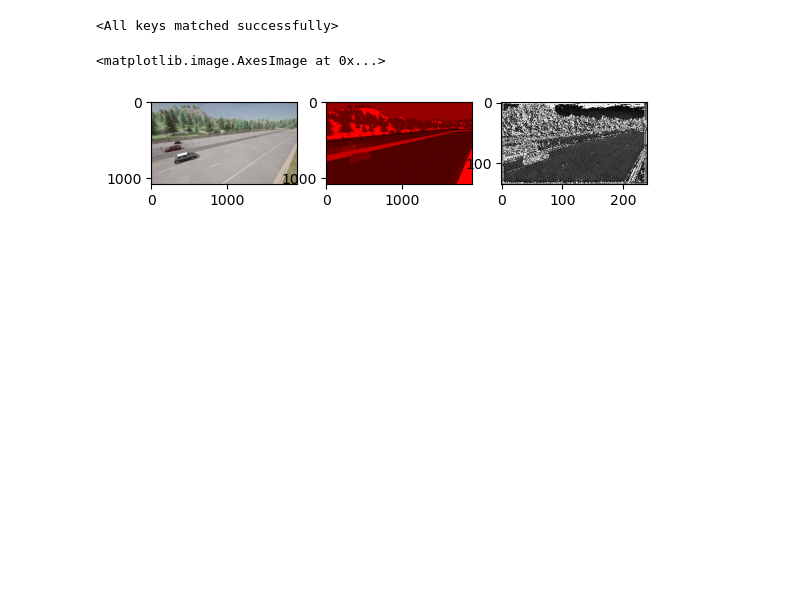
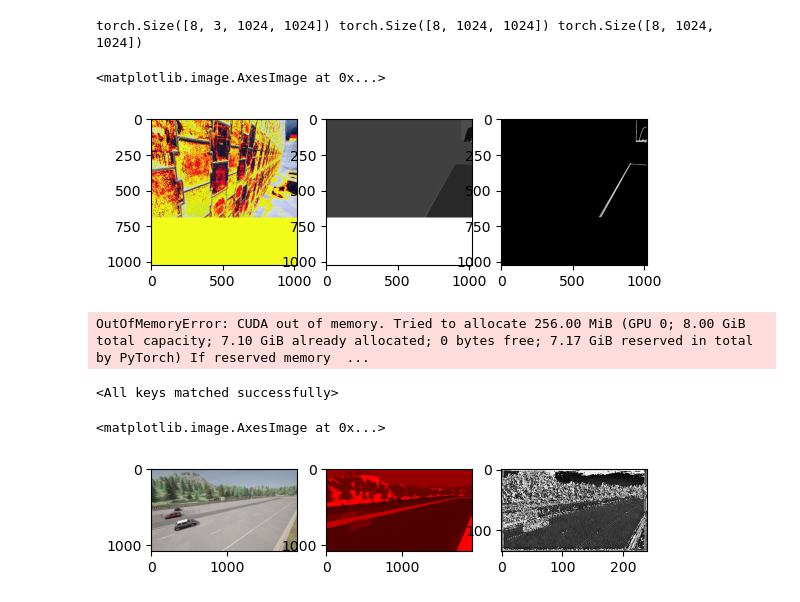
Before and after one commit to paNoNi/Roads, a Jupyter notebook: roads_flow.ipynb, the cells around one changed output. Cells and saved outputs as stored; diff of their text form; code cells hidden in the pictures; blank space fills up the shorter version.

```diff
--- a/roads_flow.ipynb
+++ b/roads_flow.ipynb
@@ -104,3 +107,51 @@ sem_criterion = OhemCrossEntropy(ignore_label=-1,
 bd_criterion = BondaryLoss()
 model = FullModel(model, sem_criterion, bd_criterion).to(device)
 optimizer = SGD(model.parameters(), lr=0.005)
+# %%
+images, labels, bd_gts, _, _ = next(iter(train_dataloader))
+
+labels_gr = labels.cpu().detach().numpy() / np.max(labels.cpu().detach().numpy()) * 255
+labels_gr = np.array(labels_gr, dtype=np.uint8)
+
+bd_gts_gr = bd_gts.cpu().detach().numpy() / np.max(bd_gts.cpu().detach().numpy()) * 255
+bd_gts_gr = np.array(bd_gts_gr, dtype=np.uint8)
+
+print(images.shape, labels.shape, bd_gts.shape)
+fig, axes = plt.subplots(nrows=1, ncols=3)
+
+picked_image = images[0] / torch.max(images[0]) * 255
+picked_image = picked_image.to(torch.uint8)
+
+picked_bd = bd_gts[0] / torch.max(bd_gts[0]) * 255
+picked_bd = picked_bd.to(torch.uint8)
+
+
+axes[0].imshow(picked_image.permute((1, 2, 0)).detach().cpu().numpy())
+axes[1].imshow(labels[0].detach().cpu().numpy(), cmap='gray')
+axes[2].imshow(bd_gts[0].detach().cpu().numpy(), cmap='gray')
+# %% [output]
+torch.Size([8, 3, 1024, 1024]) torch.Size([8, 1024, 1024]) torch.Size([8, 1024, 1024])
+<matplotlib.image.AxesImage at 0x...>
+[figure, added]
+# %%
+from torch.nn import functional as F
+import cv2
+pred_model = model.model
+pred_model.load_state_dict(torch.load('best.pt'))
+pred_labels = pred_model(images.cuda())[0][0]
+
+image = F.softmax(pred_labels, dim=0)
+pred_one_labels = torch.argmax(image, dim=0).cpu().detach().numpy()
+
+c_mask = torch.zeros((23, 128, 128))
+
+for i in range(23):
+    c_mask[i, pred_one_labels == i] = 1
+
+pred_one_labels = pred_one_labels / np.max(pred_one_labels) * 255
+pred_one_labels = np.array(pred_one_labels, dtype=np.uint8)
+
+image = cv2.resize(pred_one_labels, (1024, 1024))
+plt.imshow(image)
+# %% [output]
+OutOfMemoryError: CUDA out of memory. Tried to allocate 256.00 MiB (GPU 0; 8.00 GiB total capacity; 7.10 GiB already allocated; 0 bytes free; 7.17 GiB reserved in total by PyTorch) If reserved memory  ...
```
Also changed, not shown: parts of 10 cells of this notebook, 5 other files.
